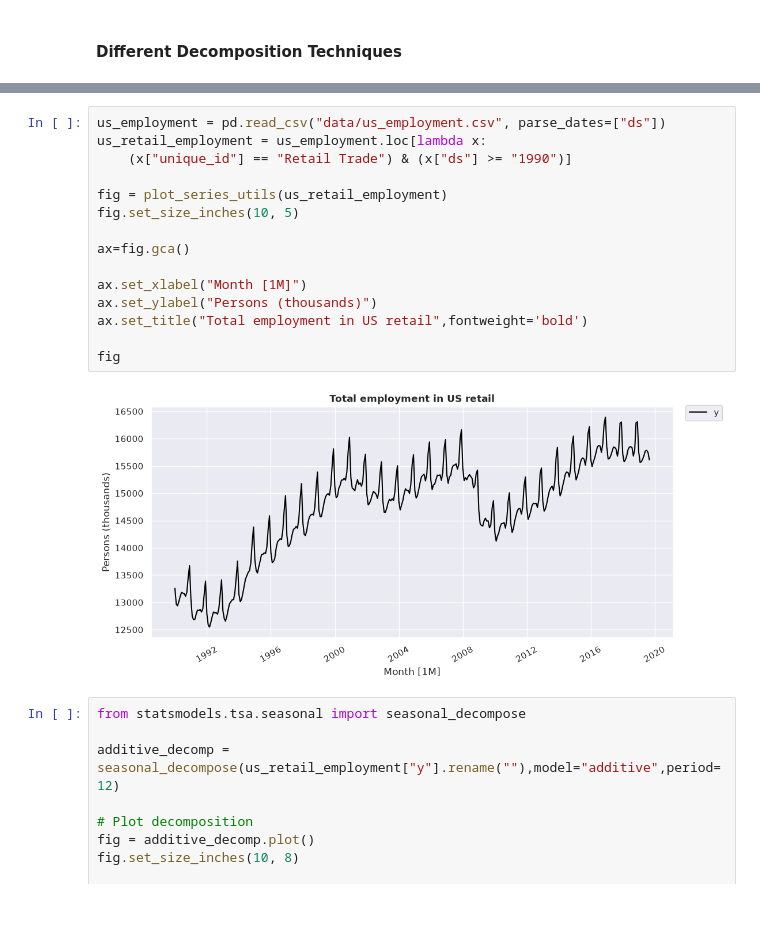
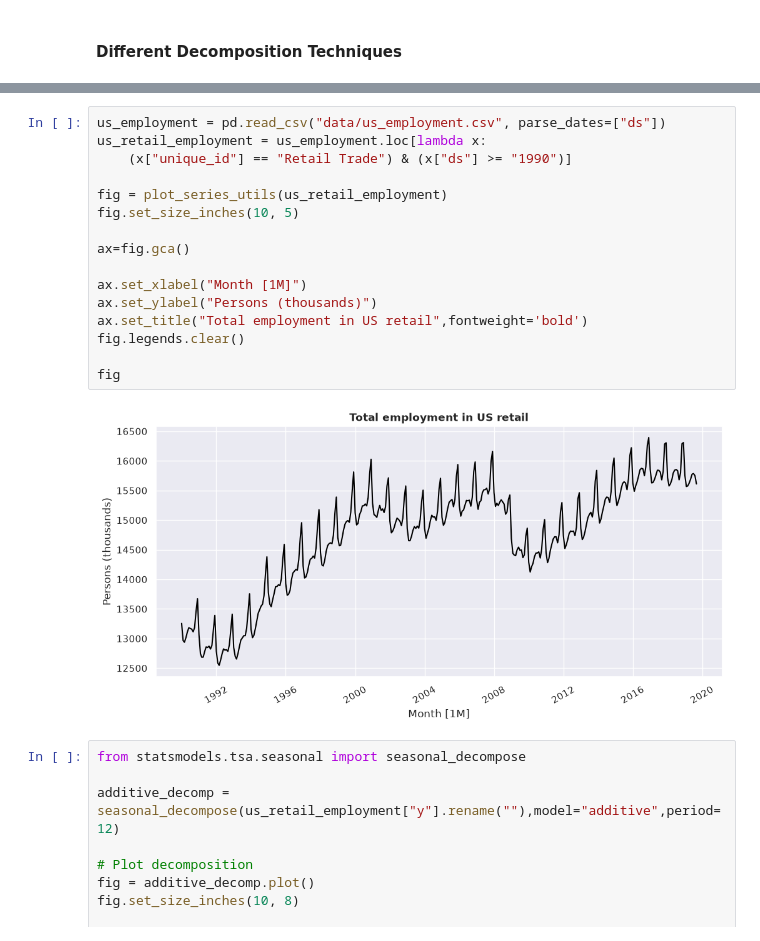
Before and after one commit to JayitaCh/Time-Series-Analysis, a Jupyter notebook: Ch4_1TimeSeriesDecomposition.ipynb, the cells around one changed output, grey strips where cells are left out. Saved outputs shown, nothing was run; the diff lists cells and outputs as text; blank space fills up the shorter version.

```diff
--- a/Ch4_1TimeSeriesDecomposition.ipynb
+++ b/Ch4_1TimeSeriesDecomposition.ipynb
@@ -152,20 +154,21 @@ The **`Statsmodels`** library provides an implementation of the naive, or classi
 # %%
 us_employment = pd.read_csv("data/us_employment.csv", parse_dates=["ds"])
 us_retail_employment = us_employment.loc[lambda x:
     (x["unique_id"] == "Retail Trade") & (x["ds"] >= "1990")]
 
 fig = plot_series_utils(us_retail_employment)
 fig.set_size_inches(10, 5)
 
 ax=fig.gca()
 
 ax.set_xlabel("Month [1M]")
 ax.set_ylabel("Persons (thousands)")
 ax.set_title("Total employment in US retail",fontweight='bold')
+fig.legends.clear()
 
 fig
 # %% [output]
-[figure, old version]
+[figure, new version]
 # %%
 from statsmodels.tsa.seasonal import seasonal_decompose
 
```
Also changed, not shown: parts of 17 cells of this notebook, 2 other files.
